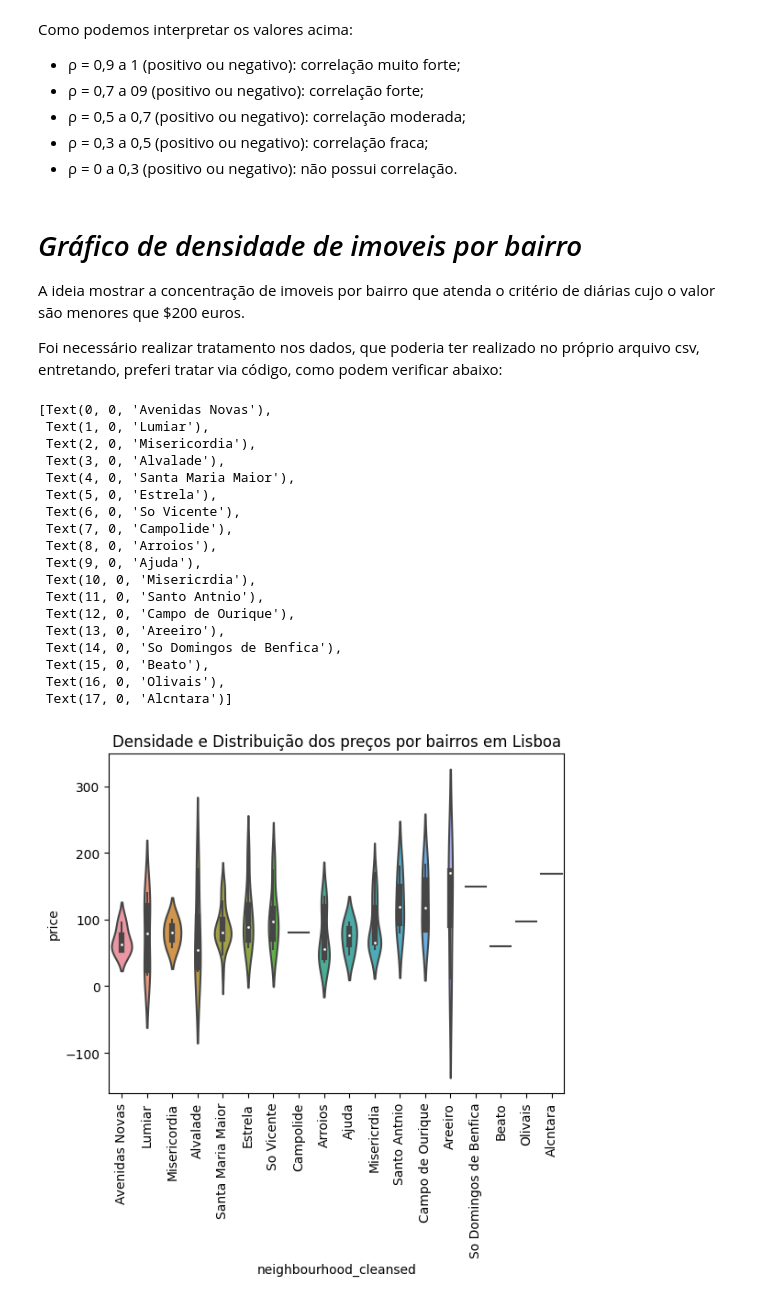
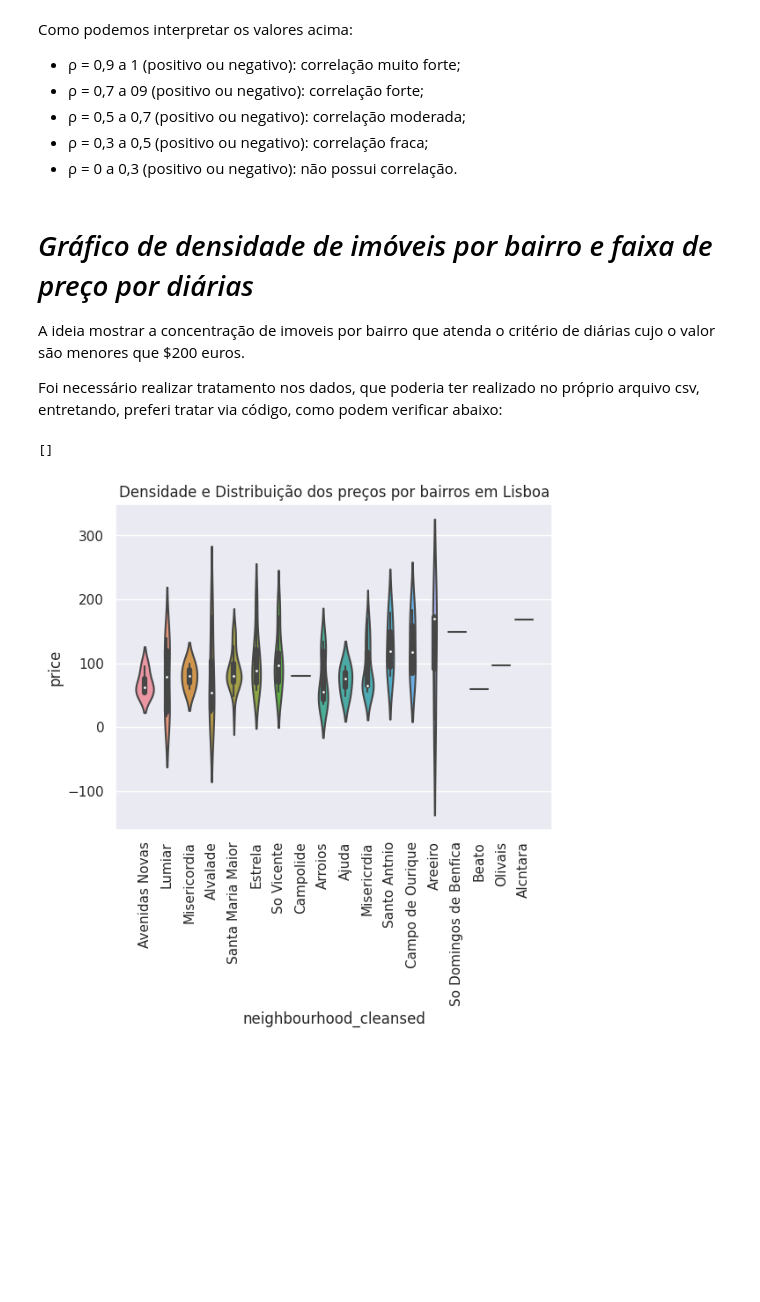
Before and after one commit to gbaere/analise-de-dados-airbnb-lisboa, a Jupyter notebook: analise_de_dados_airbnb_lisboa.ipynb, the cells around one changed output. Cells and saved outputs as stored; diff of their text form; code cells hidden in the pictures; blank space fills up the shorter version.

```diff
--- a/analise_de_dados_airbnb_lisboa.ipynb
+++ b/analise_de_dados_airbnb_lisboa.ipynb
@@ -154,52 +268,37 @@ Como podemos interpretar os valores acima:
 * ρ = 0,3 a 0,5 (positivo ou negativo): correlação fraca;
 * ρ = 0 a 0,3 (positivo ou negativo): não possui correlação.
 # %% [markdown]
-# *Gráfico de densidade de imoveis por bairro*
+# *Gráfico de densidade de imóveis por bairro e faixa de preço por diárias*
 
 A ideia mostrar a concentração de imoveis por bairro que atenda o critério de diárias cujo o valor são menores que $200 euros.
 
 Foi necessário realizar tratamento nos dados, que poderia ter realizado no próprio arquivo csv, entretando, preferi tratar via código, como podem verificar abaixo:
 # %%
-#we can see from our statistical table that we have some extreme values, therefore we need to remove them for the sake of a better visualization
+import pandas as pd
+import seaborn as sns
 
-# Carregar o arquivo CSV
-lisboa_airbnb = pd.read_csv("/content/listings_clean.csv")
-
-
-# Remover valores não finitos
+# Removendo os valores não finitos
 lisboa_airbnb = lisboa_airbnb.dropna(subset=["price"])
 
-# Remover o caractere '$' e as vírgulas e converter para float - poderia ter tratado no proprio arquivo, mas preferi no codigo
-lisboa_airbnb["price"] = lisboa_airbnb["price"].str.replace("[\$,]", "", regex=True).astype(float)
+# Criando uma cópia da coluna "price"
+lisboa_airbnb["price_str"] = lisboa_airbnb["price"].astype(str)
 
-# Agora, convertermos para int se desejar
-lisboa_airbnb["price"] = lisboa_airbnb["price"].astype(int)
+# Remover o caractere '$' e as vírgulas
+lisboa_airbnb["price_str"] = lisboa_airbnb["price_str"].str.replace("[\$,]", "", regex=True)
 
-#print(lisboa_airbnb["price"])
+# Converter para float
+lisboa_airbnb["price"] = lisboa_airbnb["price_str"].astype(float)
 
-max_price=lisboa_airbnb[lisboa_airbnb.price < 200]
-neighbourhood=max_price[lisboa_airbnb.neighbourhood_group_cleansed == 'Lisboa']
-#using violinplot to showcase density and distribtuion of prices
-viz=sns.violinplot(data=neighbourhood, x='neighbourhood_cleansed', y='price')
+# Agora podemos prosseguir com o resto do codigo, o tratamento acima poderia ser realizado diretamente no arquivo CSV :-)
+max_price = lisboa_airbnb[lisboa_airbnb["price"] < 200]
+neighbourhood = max_price[max_price["neighbourhood_group_cleansed"] == 'Lisboa'] #filtro por bairros somente de lisboa
+
+viz = sns.violinplot(data=neighbourhood, x='neighbourhood_cleansed', y='price')
 viz.set_title('Densidade e Distribuição dos preços por bairros em Lisboa')
 viz.set_xticklabels(viz.get_xticklabels(), rotation=90)
+
+# Exibir o gráfico
+viz.plot()
 # %% [output]
-[Text(0, 0, 'Avenidas Novas'),
- Text(1, 0, 'Lumiar'),
- Text(2, 0, 'Misericordia'),
- Text(3, 0, 'Alvalade'),
- Text(4, 0, 'Santa Maria Maior'),
- Text(5, 0, 'Estrela'),
- Text(6, 0, 'So Vicente'),
- Text(7, 0, 'Campolide'),
- Text(8, 0, 'Arroios'),
- Text(9, 0, 'Ajuda'),
- Text(10, 0, 'Misericrdia'),
- Text(11, 0, 'Santo Antnio'),
- Text(12, 0, 'Campo de Ourique'),
- Text(13, 0, 'Areeiro'),
- Text(14, 0, 'So Domingos de Benfica'),
- Text(15, 0, 'Beato'),
- Text(16, 0, 'Olivais'),
- Text(17, 0, 'Alcntara')]
+[]
-[figure, old version]
+[figure, new version]
```
Also changed, not shown: parts of 14 cells of this notebook.
